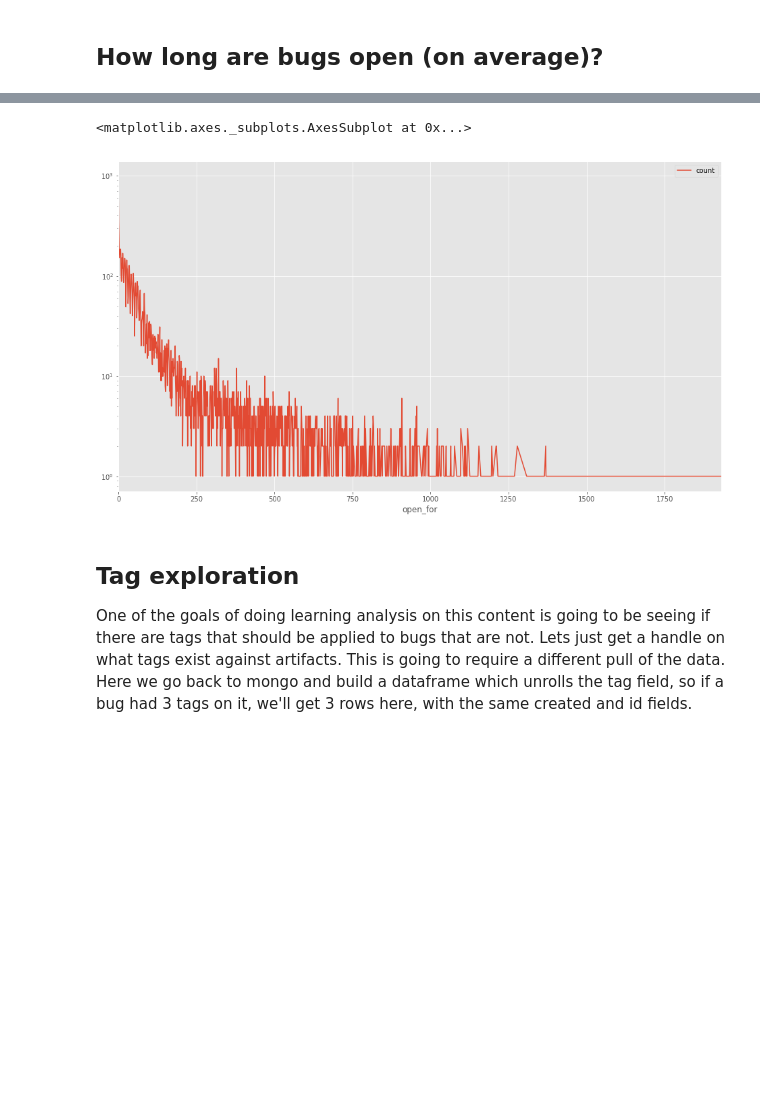
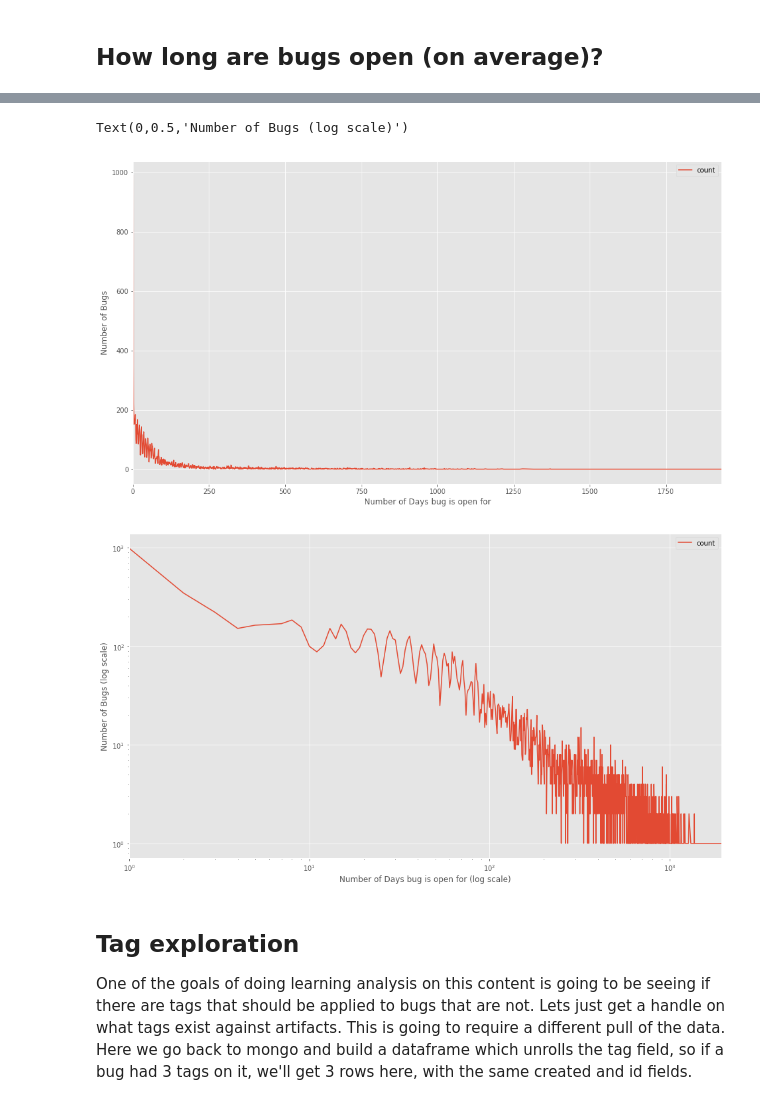
Before and after one commit to sdague/openstack-bugs-ml, a Jupyter notebook: Explore Nova Bugs.ipynb, the cells around one changed output, grey strips where cells are left out. Drawn from its saved outputs; the diff is of its cells as text; code cells hidden in the pictures; blank space fills up the shorter version.

```diff
--- a/Explore Nova Bugs.ipynb
+++ b/Explore Nova Bugs.ipynb
@@ -204,9 +205,16 @@ There are 12555 bugs that have been closed, the mean close time for a bug is 46
-# %%
-df_open_for = df_open_for.groupby(['open_for']).sum()
-df_open_for.plot(logy=True)
-# %% [output]
-<matplotlib.axes._subplots.AxesSubplot at 0x...>
-[figure, removed]
+# %%
+df_open_for = df_open_for.groupby(['open_for']).sum()
+ax = df_open_for.plot()
+ax.set_xlabel("Number of Days bug is open for")
+ax.set_ylabel("Number of Bugs")
+ax = df_open_for.plot(logy=True, logx=True)
+ax.set_xlabel("Number of Days bug is open for (log scale)")
+ax.set_ylabel("Number of Bugs (log scale)")
+# Log axes are used because otherwise this just is a hyperbolic curve
+# %% [output]
+Text(0,0.5,'Number of Bugs (log scale)')
+[figure, added]
+[figure, added]
 # %% [markdown]
 ## Tag exploration
 
```
Also changed, not shown: parts of 4 cells of this notebook.
